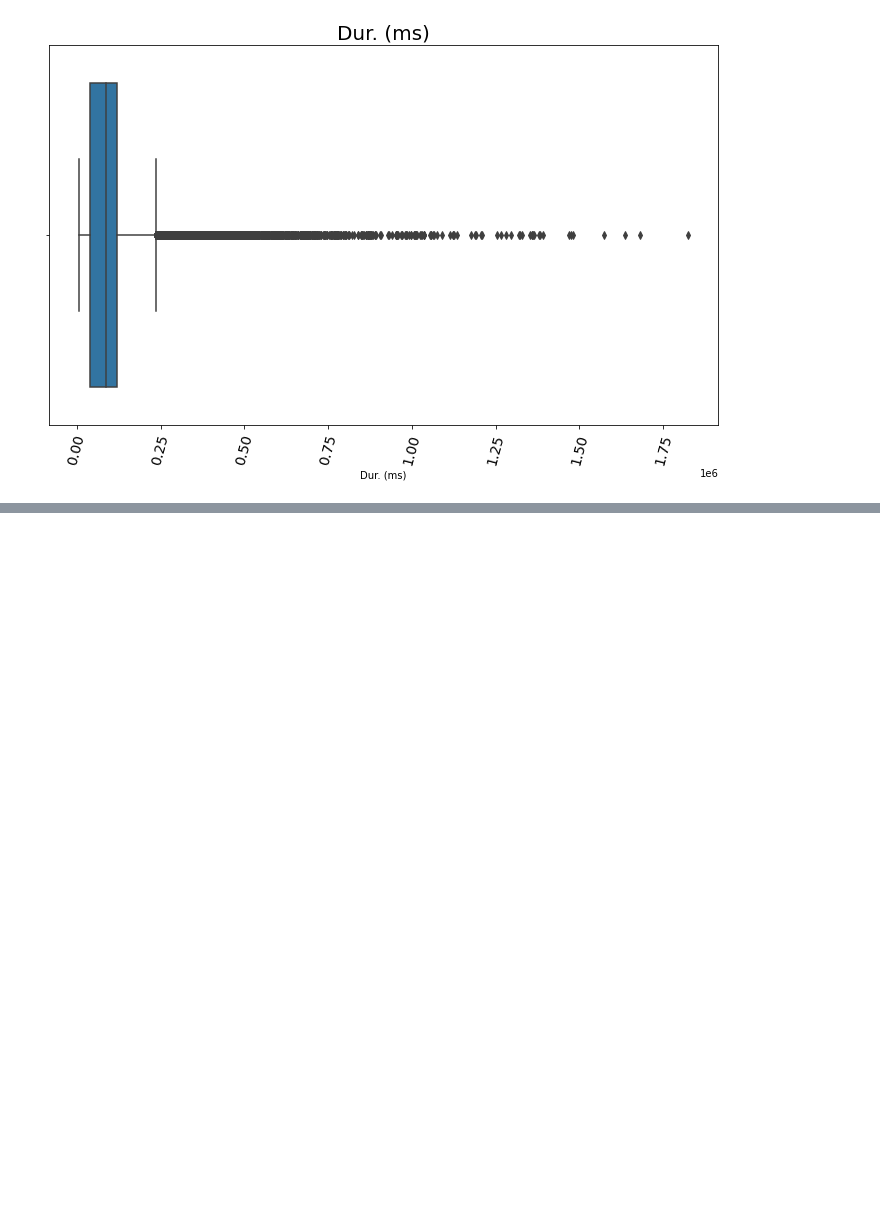
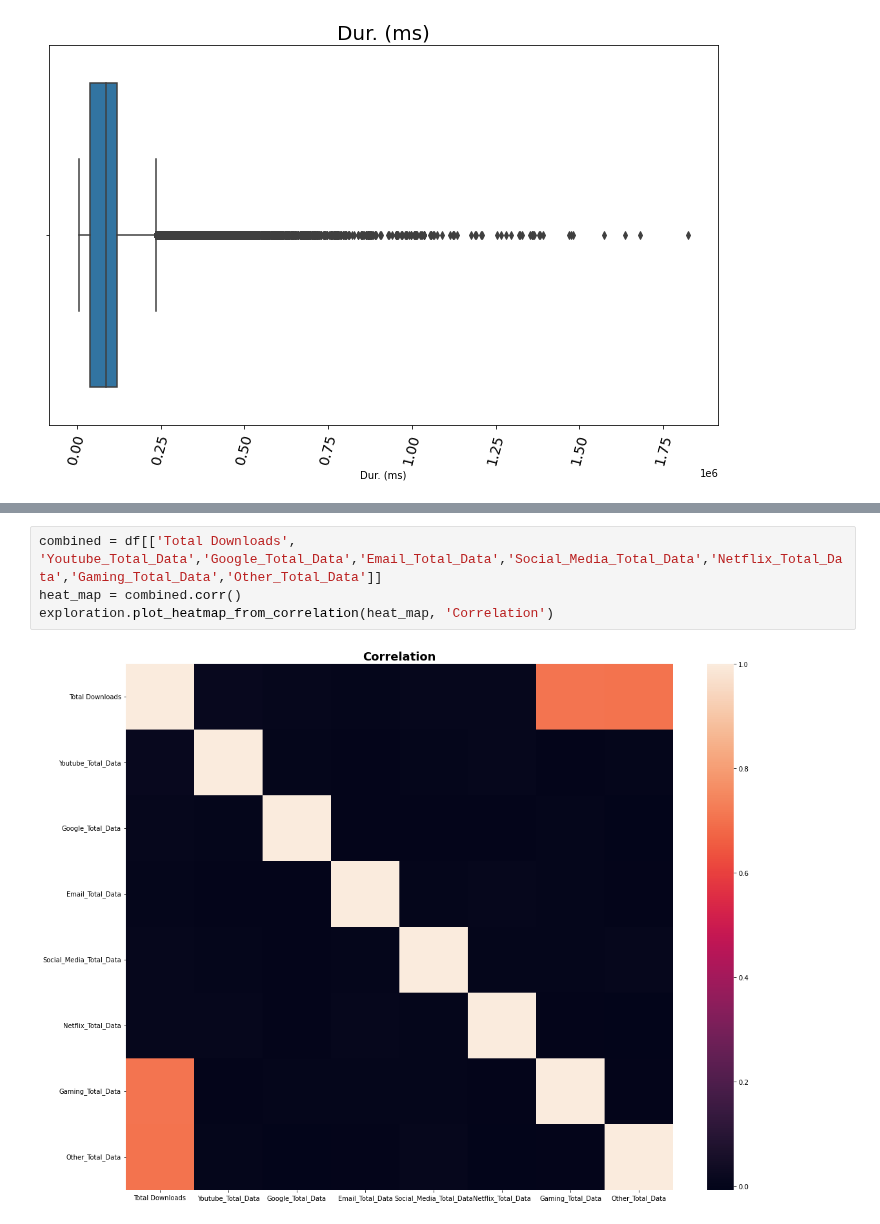
Before and after one commit to Abel-Blue/telecom-user-analytics, a Jupyter notebook: notebooks/data_exploration.ipynb, the cells around one changed output, grey strips where cells are left out. Drawn from its saved outputs; the diff is of its cells as text; blank space fills up the shorter version.

Commit message:
added correlation heatmap graph to detect relation

```diff
--- a/notebooks/data_exploration.ipynb
+++ b/notebooks/data_exploration.ipynb
@@ -356,0 +371,6 @@ exploration.plot_box(df,'Dur. (ms)' ,'Dur. (ms)')
+# %%
+combined = df[['Total Downloads', 'Youtube_Total_Data','Google_Total_Data','Email_Total_Data','Social_Media_Total_Data','Netflix_Total_Data','Gaming_Total_Data','Other_Total_Data']]
+heat_map = combined.corr()
+exploration.plot_heatmap_from_correlation(heat_map, 'Correlation')
+# %% [output]
+[figure, added]
```
Also changed, not shown: parts of 7 cells of this notebook.
